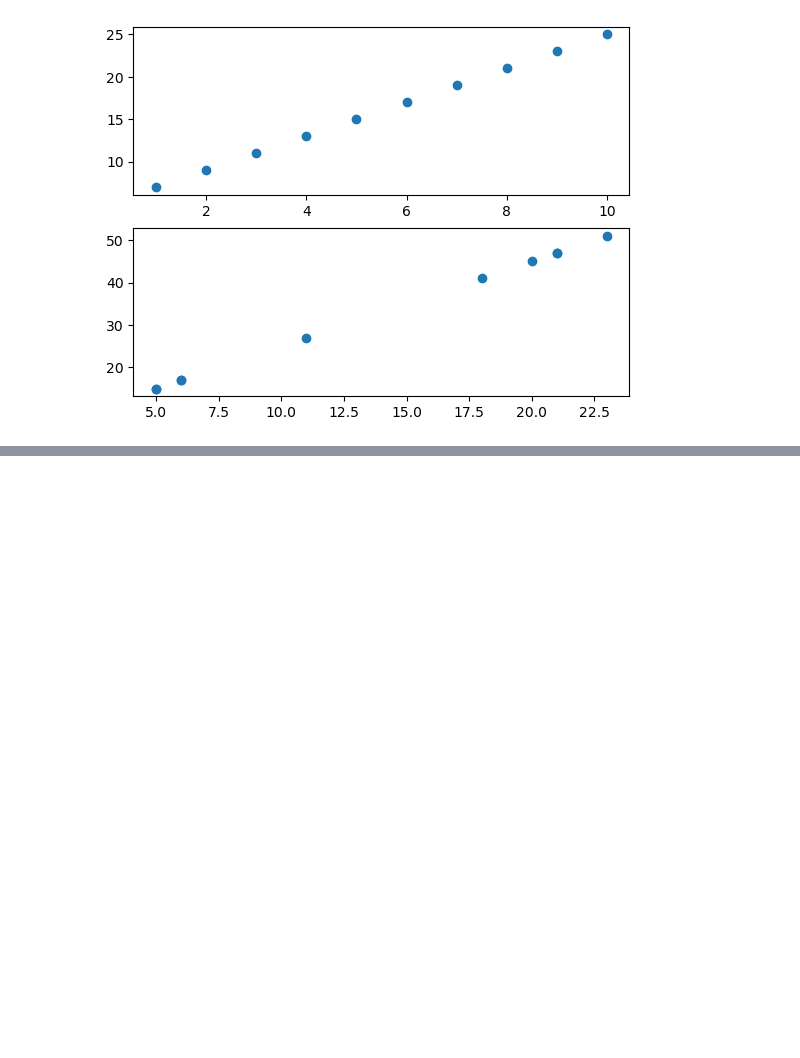
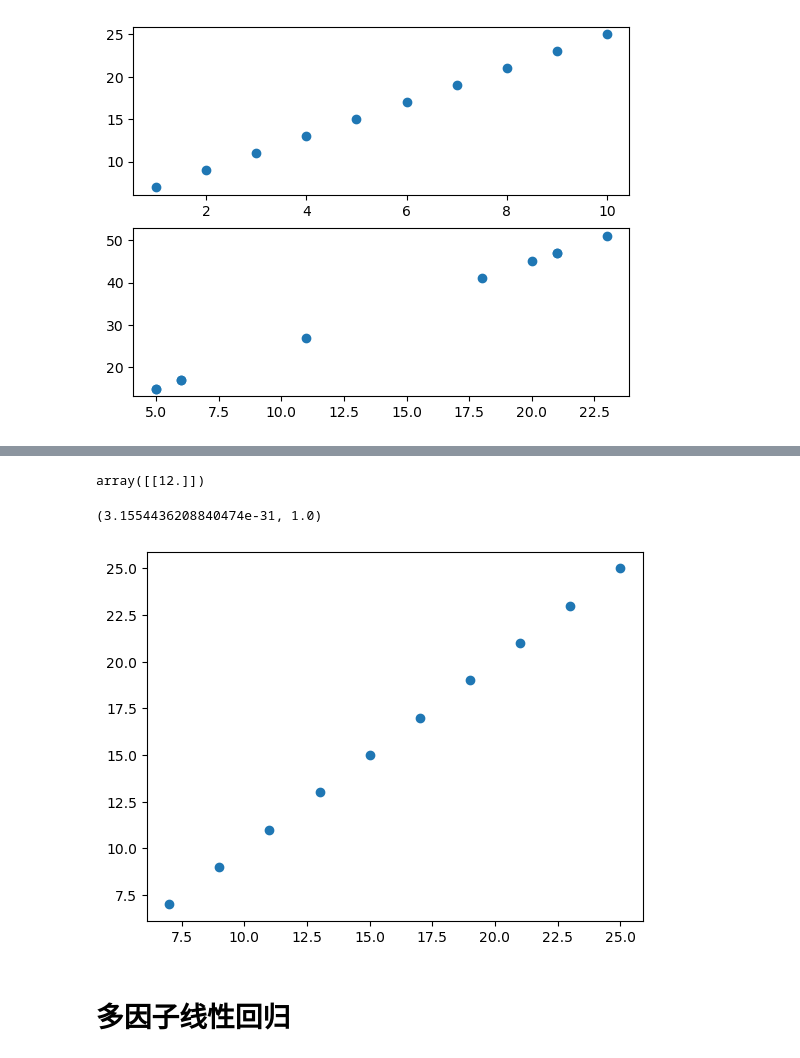
Before and after one commit to ChaoEcho/ml_learn, a Jupyter notebook: my_learn/learn-8-3.ipynb, the cells around one changed output, grey strips where cells are left out. Drawn from its saved outputs; the diff is of its cells as text; code cells hidden in the pictures; blank space fills up the shorter version.

```diff
--- a/my_learn/learn-8-3.ipynb
+++ b/my_learn/learn-8-3.ipynb
@@ -75,0 +130,2 @@ plt.scatter(x_new,y_new)
+# %%
+y_predict = lr_model.predict(x)
@@ -75,0 +145,4 @@ plt.scatter(x_new,y_new)
+# %%
+lr_model.predict([[3.5]])
+# %% [output]
+array([[12.]])
@@ -75,0 +152,14 @@ plt.scatter(x_new,y_new)
+# %%
+MSE = mean_squared_error(y,y_predict)
+R2 = r2_score(y,y_predict)
+MSE,R2
+# %% [output]
+(3.1554436208840474e-31, 1.0)
+# %%
+plt.figure()
+plt.scatter(y,y_predict)
+plt.show()
+# %% [output]
+[figure, added]
+# %% [markdown]
+# 多因子线性回归
```
Also changed, not shown: parts of 29 cells of this notebook, 1 other file.
